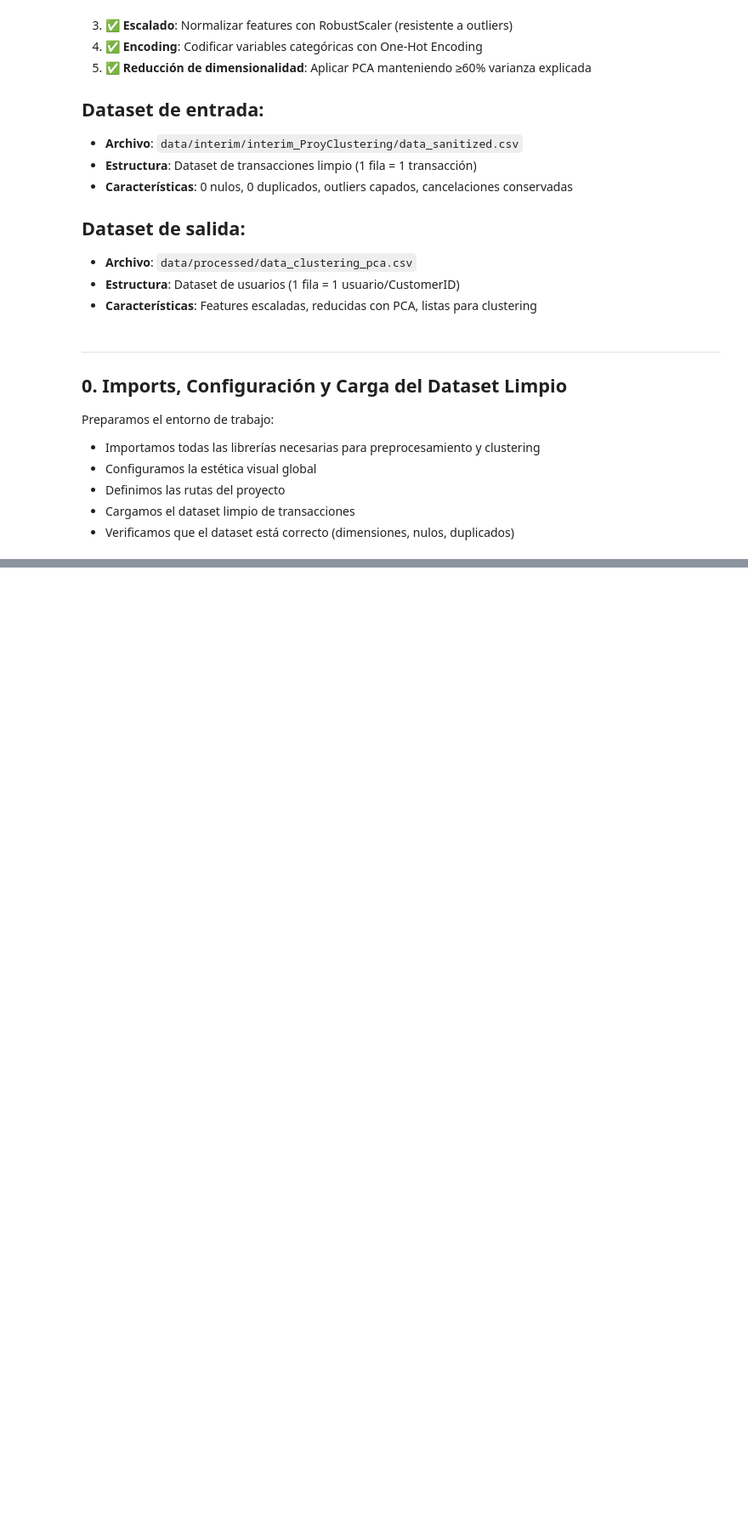
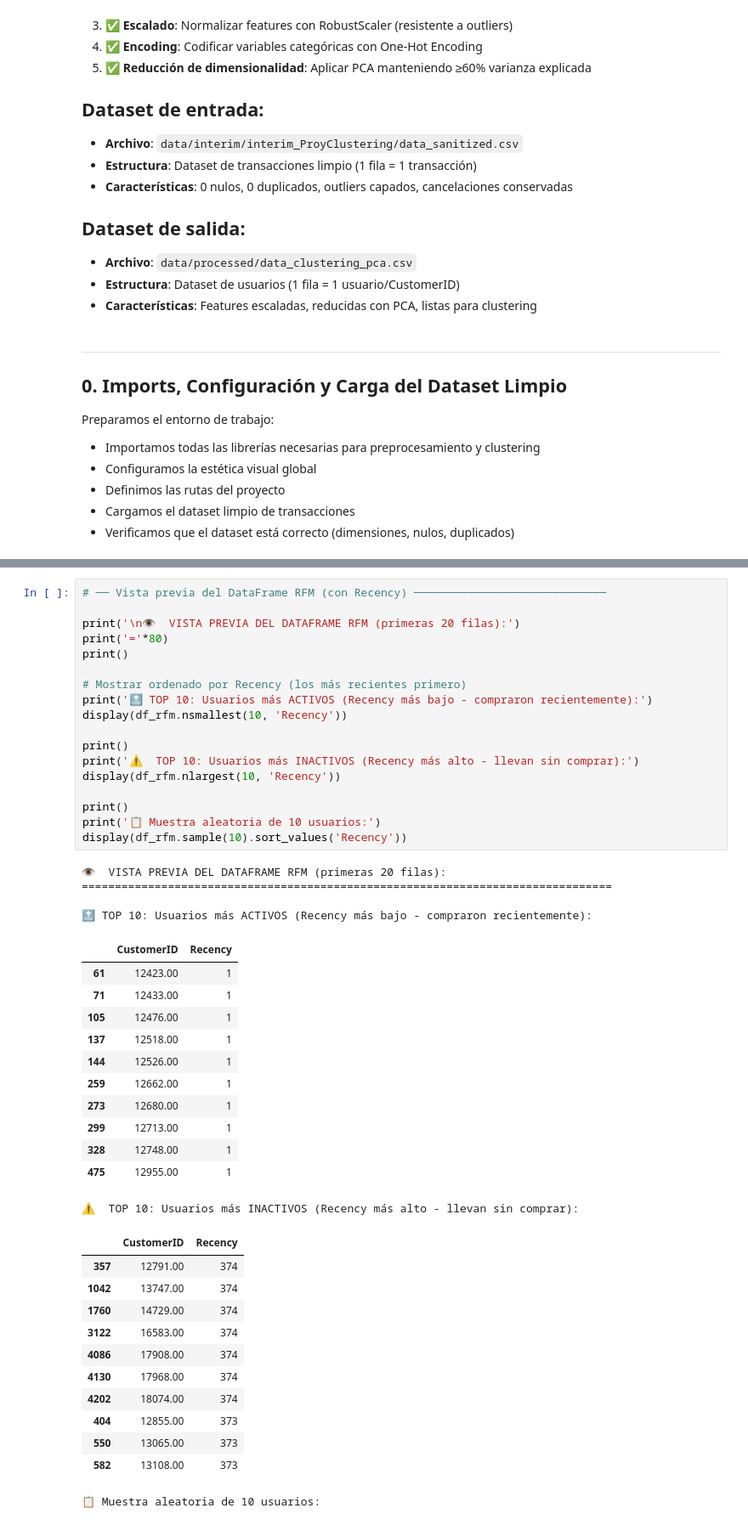
Before and after one commit to ravel01106/proyecto-master-ia-big-data, a Jupyter notebook: notebooks/clustering_proyect/preprocesing/preprocesing_data_clustering.ipynb, the cells around one changed output, grey strips where cells are left out. Shown at 85% size. Cells and saved outputs as stored; diff of their text form; blank space fills up the shorter version.

```diff
--- a/notebooks/clustering_proyect/preprocesing/preprocesing_data_clustering.ipynb
+++ b/notebooks/clustering_proyect/preprocesing/preprocesing_data_clustering.ipynb
@@ -283,0 +472,47 @@ En el siguiente paso crearemos:
+# %%
+# ── Vista previa del DataFrame RFM (con Recency) ─────────────────────────────
+
+print('\n👁️  VISTA PREVIA DEL DATAFRAME RFM (primeras 20 filas):')
+print('='*80)
+print()
+
+# Mostrar ordenado por Recency (los más recientes primero)
+print('🔝 TOP 10: Usuarios más ACTIVOS (Recency más bajo - compraron recientemente):')
+display(df_rfm.nsmallest(10, 'Recency'))
+
+print()
+print('⚠️  TOP 10: Usuarios más INACTIVOS (Recency más alto - llevan sin comprar):')
+display(df_rfm.nlargest(10, 'Recency'))
+
+print()
+print('📋 Muestra aleatoria de 10 usuarios:')
+display(df_rfm.sample(10).sort_values('Recency'))
+# %% [output]
+👁️  VISTA PREVIA DEL DATAFRAME RFM (primeras 20 filas):
+================================================================================
+
+🔝 TOP 10: Usuarios más ACTIVOS (Recency más bajo - compraron recientemente):
+|  | CustomerID | Recency |
+| 61 | 12423.00 | 1 |
+| 71 | 12433.00 | 1 |
+| 105 | 12476.00 | 1 |
+| 137 | 12518.00 | 1 |
+| 144 | 12526.00 | 1 |
+| 259 | 12662.00 | 1 |
+| 273 | 12680.00 | 1 |
+| 299 | 12713.00 | 1 |
+| 328 | 12748.00 | 1 |
+| 475 | 12955.00 | 1 |
+⚠️  TOP 10: Usuarios más INACTIVOS (Recency más alto - llevan sin comprar):
+|  | CustomerID | Recency |
+| 357 | 12791.00 | 374 |
+| 1042 | 13747.00 | 374 |
+| 1760 | 14729.00 | 374 |
+| 3122 | 16583.00 | 374 |
+| 4086 | 17908.00 | 374 |
+| 4130 | 17968.00 | 374 |
+| 4202 | 18074.00 | 374 |
+| 404 | 12855.00 | 373 |
+| 550 | 13065.00 | 373 |
+| 582 | 13108.00 | 373 |
+📋 Muestra aleatoria de 10 usuarios:
```
Also changed, not shown: parts of 10 cells of this notebook, 1 other file.
